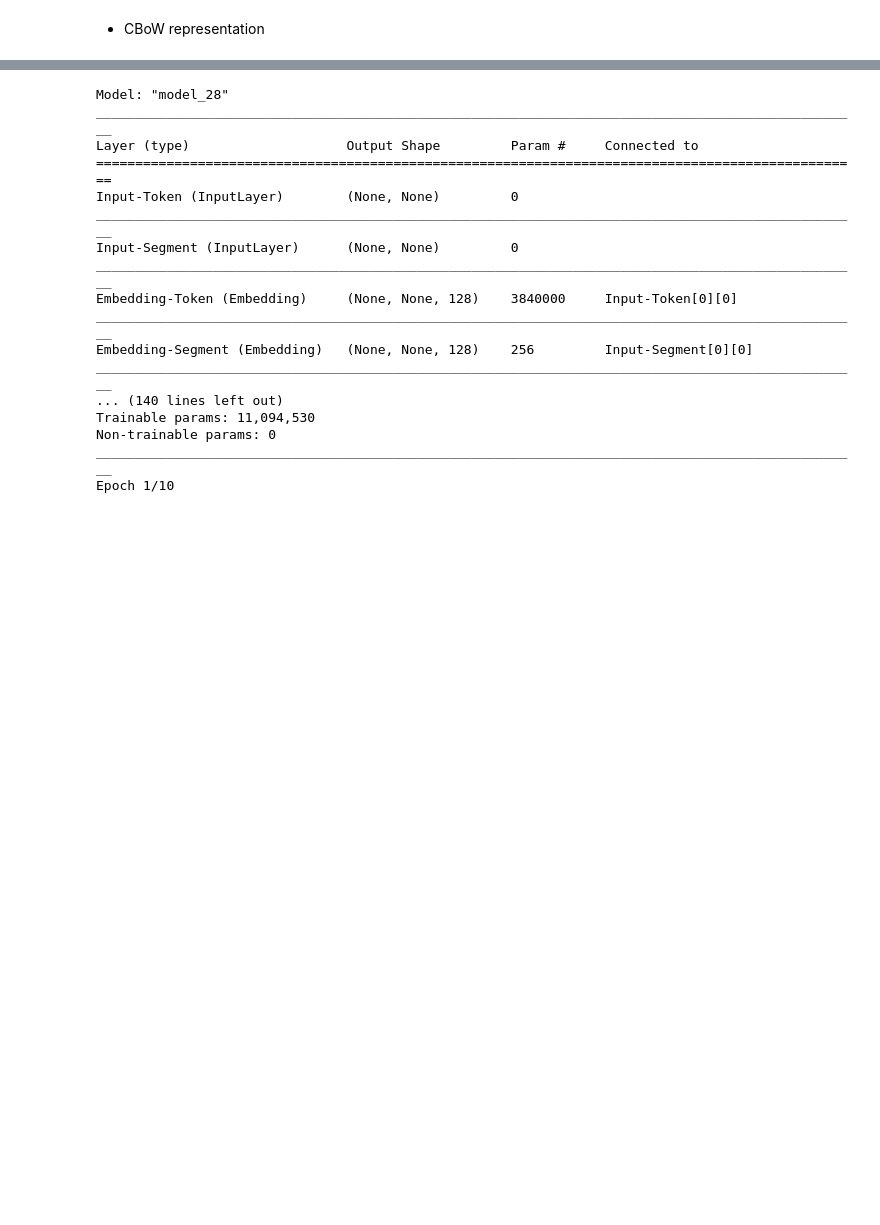
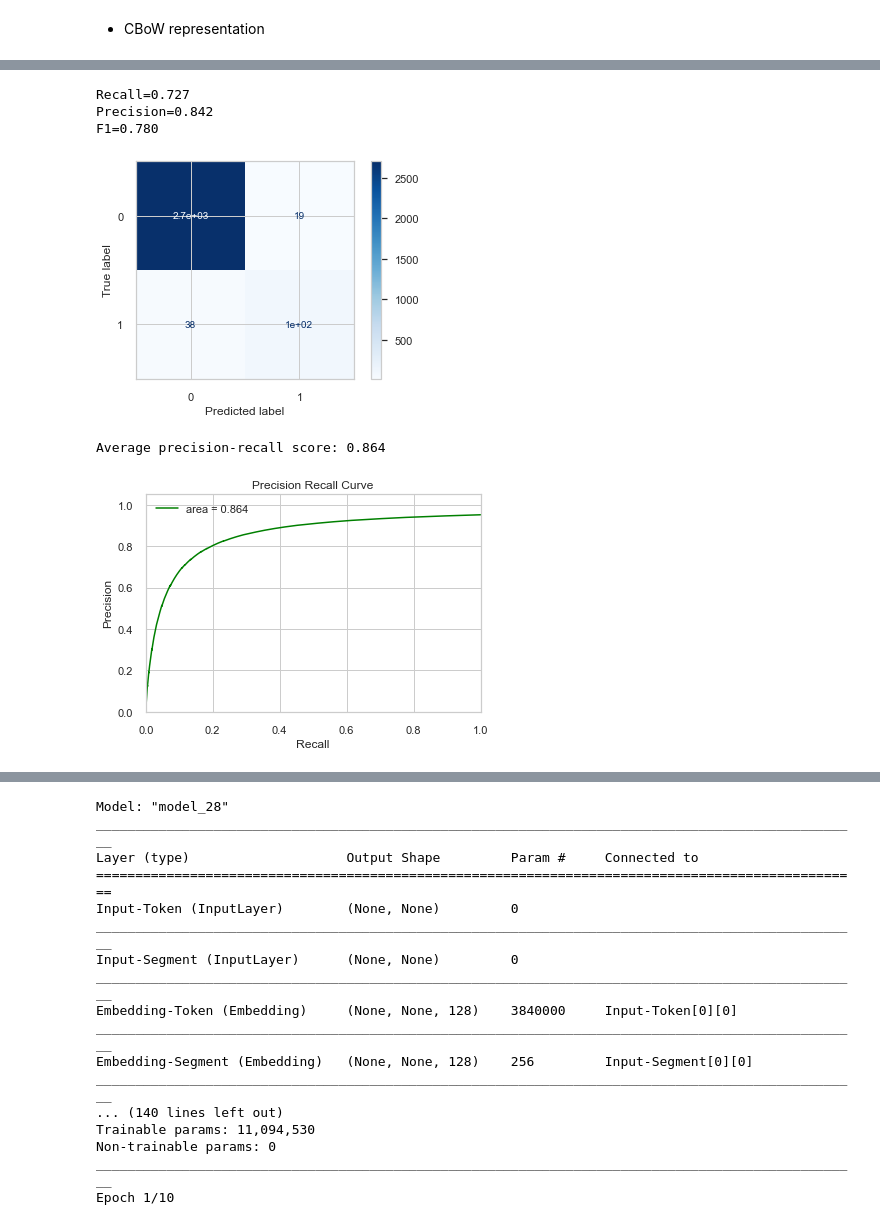
Before and after one commit to sting1000/Fake_JobPosting_Classifier, a Jupyter notebook: Exploration.ipynb, the cells around one changed output, grey strips where cells are left out. Drawn from its saved outputs; the diff is of its cells as text; code cells hidden in the pictures; blank space fills up the shorter version.

```diff
--- a/Exploration.ipynb
+++ b/Exploration.ipynb
@@ -441,4 +450,5 @@ print("Shape of testing data: ", data_test.shape)
 # %%
+# set text column
 text_col = 'corpus'
 
 # split data and label
@@ -463,6 +473,10 @@ smote = SMOTE(random_state=42, n_jobs=-1)
 X_train_ft_std_res, y_train_res = smote.fit_sample(X_train_ft_std, y_train)
 X_train_cbow_std_res, y_train_res = smote.fit_sample(X_train_cbow_std, y_train)
 X_train_tfidf_std_res, y_train_res = smote.fit_sample(X_train_tfidf_std, y_train)
-X_train_glove_std, y_train_res = smote.fit_sample(X_train_glove_std, y_train)
+X_train_glove_std_res, y_train_res = smote.fit_sample(X_train_glove_std, y_train)
+# %%
+X_train_glove, X_valid_glove = victorize_glove(X_train, X_valid, text_col)
+X_train_glove_std, X_valid_glove_std = standardize(X_train_glove, X_valid_glove, with_mean=False)
+X_train_glove_std_res, y_train_res = smote.fit_sample(X_train_glove_std, y_train)
 # %%
 import dill
@@ -496,0 +532,12 @@ plot_aucprc(ft_lr, X_valid_ft_std, y_valid)
+# %%
+ft_xgb = XGBClassifier(random_state = 42, n_jobs = -1,
+                    n_estimators=500,
+                    criterion = 'entropy')
+ft_xgb = fit_model(ft_xgb, X_train_ft_std_res, y_train_res, X_valid_ft_std, y_valid)
+# %% [output]
+Recall=0.727
+Precision=0.842
+F1=0.780
+[figure, added]
+Average precision-recall score: 0.864
+[figure, added]
```
Also changed, not shown: parts of 29 cells of this notebook, 5 other files.
